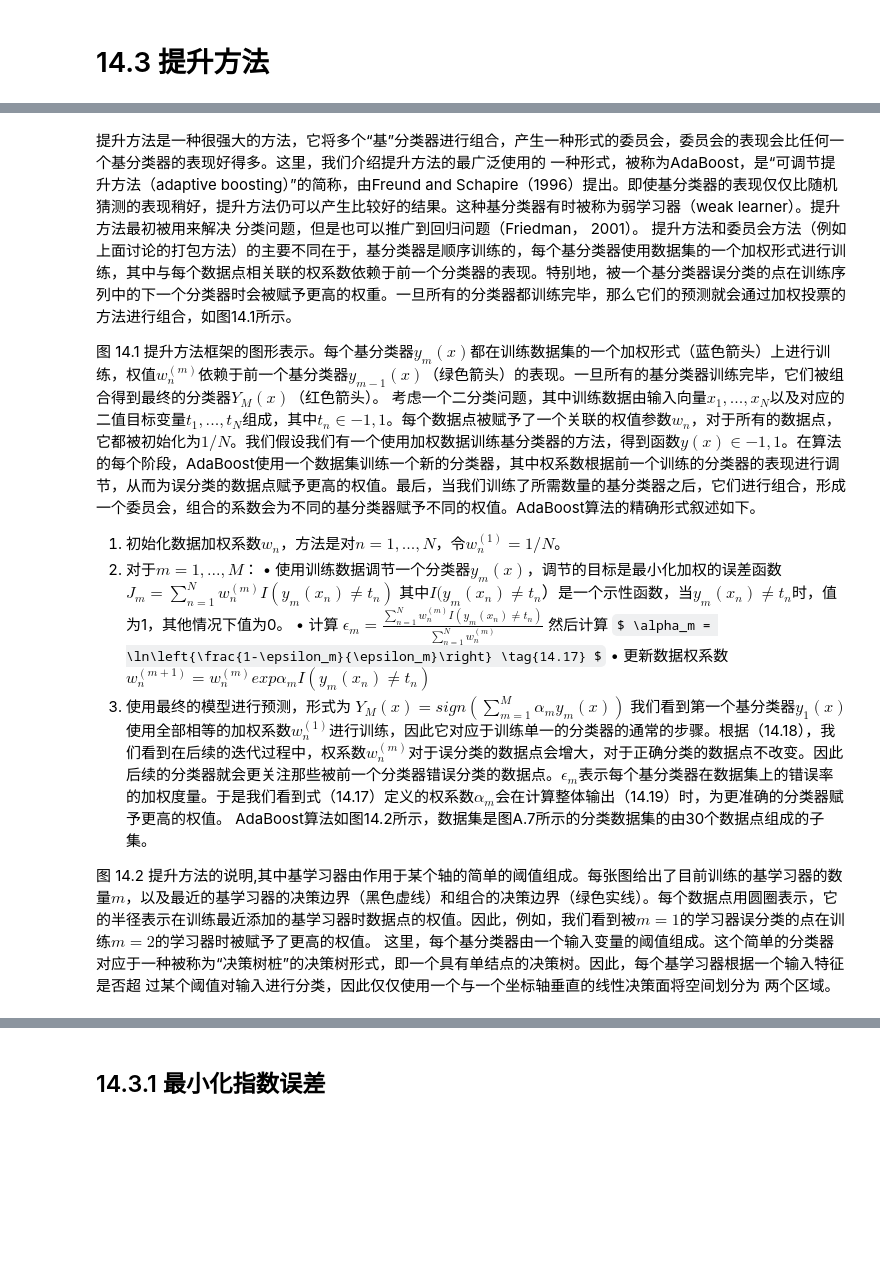
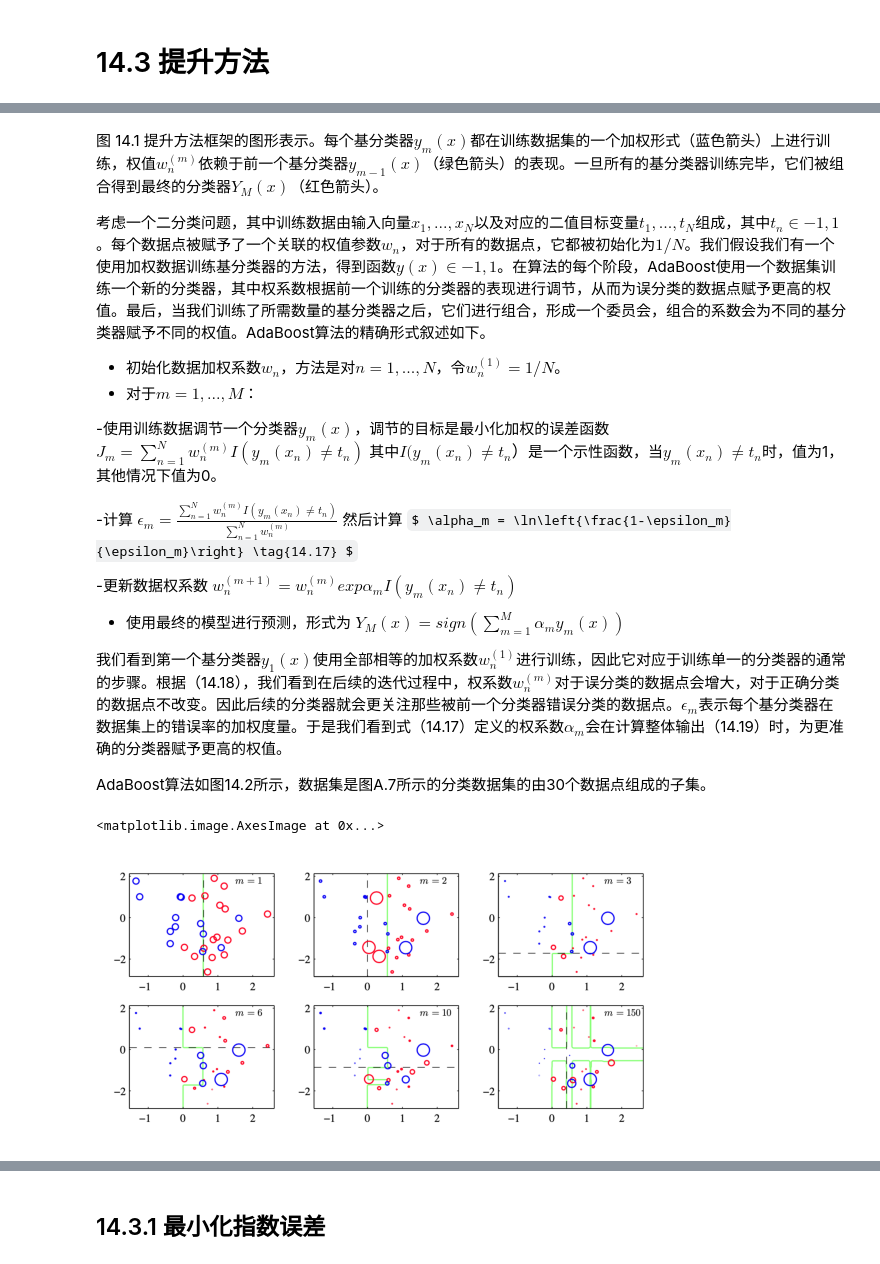
Before and after one commit to jiangyiqun233/PRML_learning, a Jupyter notebook: PRML_formula/14 组合模型.ipynb, the cells around one changed output, grey strips where cells are left out. Saved outputs shown, nothing was run; the diff lists cells and outputs as text; code cells hidden in the pictures; some formulas as TeX source; blank space fills up the shorter version.

```diff
--- a/PRML_formula/14 组合模型.ipynb
+++ b/PRML_formula/14 组合模型.ipynb
@@ -47,24 +80,35 @@ $ E_{COM} = \frac{1}{M}E_{AV} \tag{14.14} $
 # %% [markdown]
-提升方法是一种很强大的方法，它将多个“基”分类器进行组合，产生一种形式的委员会，委员会的表现会比任何一个基分类器的表现好得多。这里，我们介绍提升方法的最广泛使用的 一种形式，被称为AdaBoost，是“可调节提升方法（adaptive boosting）”的简称，由Freund and Schapire（1996）提出。即使基分类器的表现仅仅比随机猜测的表现稍好，提升方法仍可以产生比较好的结果。这种基分类器有时被称为弱学习器（weak learner）。提升方法最初被用来解决 分类问题，但是也可以推广到回归问题（Friedman， 2001）。
-提升方法和委员会方法（例如上面讨论的打包方法）的主要不同在于，基分类器是顺序训练的，每个基分类器使用数据集的一个加权形式进行训练，其中与每个数据点相关联的权系数依赖于前一个分类器的表现。特别地，被一个基分类器误分类的点在训练序列中的下一个分类器时会被赋予更高的权重。一旦所有的分类器都训练完毕，那么它们的预测就会通过加权投票的 方法进行组合，如图14.1所示。
+图 14.1 提升方法框架的图形表示。每个基分类器$ y_m(x) $都在训练数据集的一个加权形式（蓝色箭头）上进行训练，权值$ w_n^{(m)} $依赖于前一个基分类器$ y_{m-1}(x) $（绿色箭头）的表现。一旦所有的基分类器训练完毕，它们被组合得到最终的分类器$ Y_M(x) $（红色箭头）。
 
-图 14.1 提升方法框架的图形表示。每个基分类器$ y_m(x) $都在训练数据集的一个加权形式（蓝色箭头）上进行训练，权值$ w_n^{(m)} $依赖于前一个基分类器$ y_{m-1}(x) $（绿色箭头）的表现。一旦所有的基分类器训练完毕，它们被组合得到最终的分类器$ Y_M(x) $（红色箭头）。
 考虑一个二分类问题，其中训练数据由输入向量$ x_1,...,x_N $以及对应的二值目标变量$ t_1,...,t_N $组成，其中$ t_n \in {−1,1} $。每个数据点被赋予了一个关联的权值参数$ w_n $，对于所有的数据点，它都被初始化为$ 1 / N $。我们假设我们有一个使用加权数据训练基分类器的方法，得到函数$ y(x) \in {−1,1} $。在算法的每个阶段，AdaBoost使用一个数据集训练一个新的分类器，其中权系数根据前一个训练的分类器的表现进行调节，从而为误分类的数据点赋予更高的权值。最后，当我们训练了所需数量的基分类器之后，它们进行组合，形成一个委员会，组合的系数会为不同的基分类器赋予不同的权值。AdaBoost算法的精确形式叙述如下。
-1.	初始化数据加权系数$ {w_n} $，方法是对$ n = 1,...,N $，令$ w_n^{(1)} = 1 / N $。
-2.	对于$ m = 1,...,M $：
-•	使用训练数据调节一个分类器$ y_m(x) $，调节的目标是最小化加权的误差函数
+
+- 初始化数据加权系数$ {w_n} $，方法是对$ n = 1,...,N $，令$ w_n^{(1)} = 1 / N $。
+- 对于$ m = 1,...,M $：
+
+-使用训练数据调节一个分类器$ y_m(x) $，调节的目标是最小化加权的误差函数
 $ J_m = \sum\limits_{n=1}^Nw_n^{(m)}I(y_m(x_n) \neq t_n) \tag{14.15} $
 其中$ I(y_m(x_n) \neq t_n）$是一个示性函数，当$ y_m(x_n) \neq t_n $时，值为1，其他情况下值为0。
-•	计算
+
+-计算
 $ \epsilon_m = \frac{\sum\limits_{n=1}^N w_n^{(m)}I(y_m(x_n) \neq t_n)}{\sum\limits_{n=1}^N w_n^{(m)}} \tag{14.16} $
 然后计算
 $ \alpha_m = \ln\left{\frac{1-\epsilon_m}{\epsilon_m}\right} \tag{14.17} $
-•	更新数据权系数
+
+-更新数据权系数
 $ w_n^{(m+1)} = w_n^{(m)}exp{\alpha_mI(y_m(x_n) \neq t_n)} \tag{14.18} $
-3.	使用最终的模型进行预测，形式为
+
+- 使用最终的模型进行预测，形式为
 $ Y_M(x) = sign\left(\sum\limits_{m=1}^M\alpha_my_m(x)\right) \tag{14.19} $
+
 我们看到第一个基分类器$ y_1(x) $使用全部相等的加权系数$ w_n^{(1)} $进行训练，因此它对应于训练单一的分类器的通常的步骤。根据（14.18），我们看到在后续的迭代过程中，权系数$ w_n^{(m)} $对于误分类的数据点会增大，对于正确分类的数据点不改变。因此后续的分类器就会更关注那些被前一个分类器错误分类的数据点。$ \epsilon_m $表示每个基分类器在数据集上的错误率的加权度量。于是我们看到式（14.17）定义的权系数$ \alpha_m $会在计算整体输出（14.19）时，为更准确的分类器赋予更高的权值。
+
 AdaBoost算法如图14.2所示，数据集是图A.7所示的分类数据集的由30个数据点组成的子集。
-
-图 14.2 提升方法的说明,其中基学习器由作用于某个轴的简单的阈值组成。每张图给出了目前训练的基学习器的数量$ m $，以及最近的基学习器的决策边界（黑色虚线）和组合的决策边界（绿色实线）。每个数据点用圆圈表示，它的半径表示在训练最近添加的基学习器时数据点的权值。因此，例如，我们看到被$ m = 1 $的学习器误分类的点在训练$ m = 2 $的学习器时被赋予了更高的权值。
-这里，每个基分类器由一个输入变量的阈值组成。这个简单的分类器对应于一种被称为“决策树桩”的决策树形式，即一个具有单结点的决策树。因此，每个基学习器根据一个输入特征是否超 过某个阈值对输入进行分类，因此仅仅使用一个与一个坐标轴垂直的线性决策面将空间划分为 两个区域。
+# %%
+# 图14.2
+fig, ax = plt.subplots(figsize=(10, 10))
+d = plt.imread('./graph/图14.2.png')
+plt.axis('off')
+ax.imshow(d)
+# %% [output]
+<matplotlib.image.AxesImage at 0x...>
+[figure, added]
```
Also changed, not shown: parts of 30 cells of this notebook, 9 other files.
